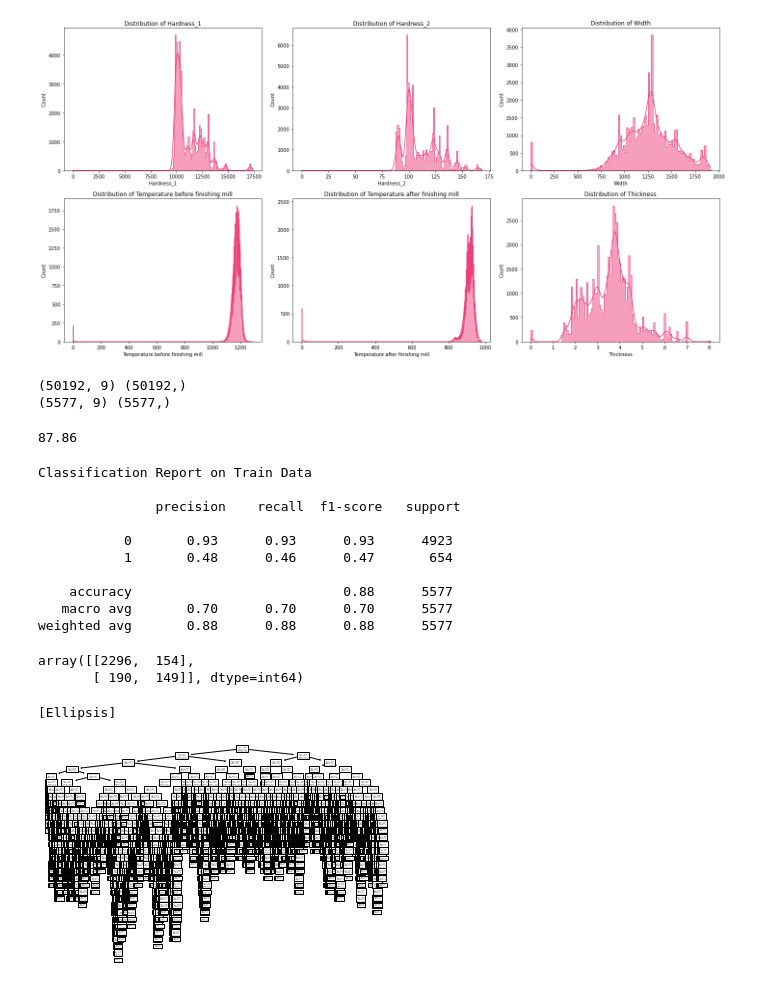
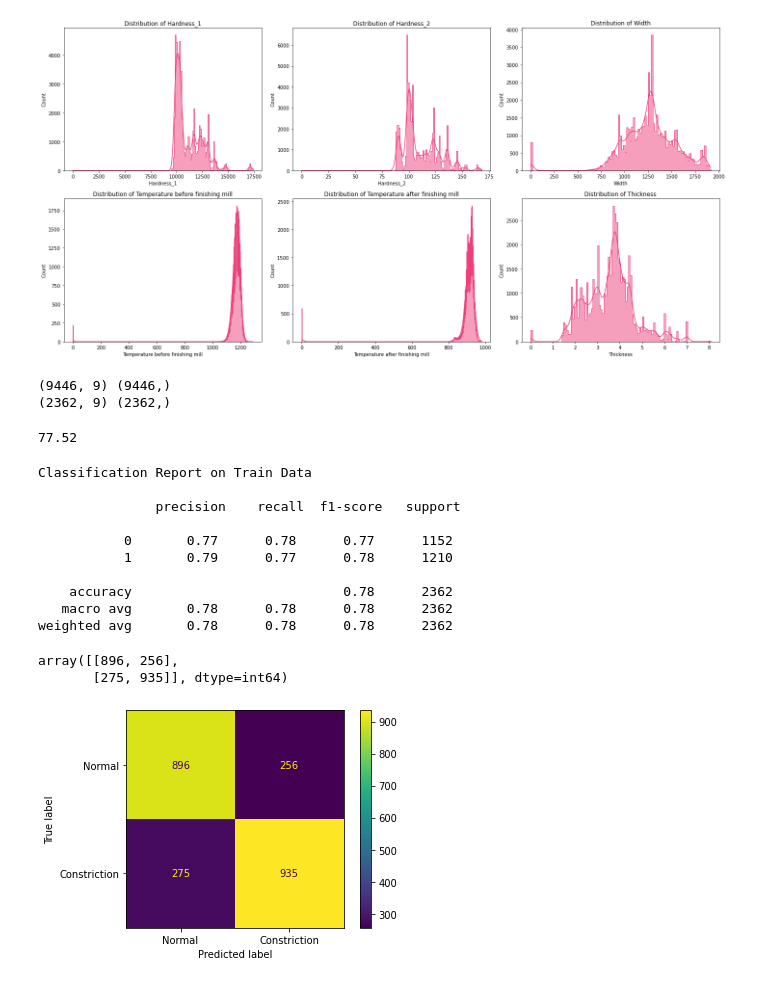
Before and after one commit to HavvaEb/ArcelorMittal_project, a Jupyter notebook: classification.ipynb, the cells around one changed output. Cells and saved outputs as stored; diff of their text form; code cells hidden in the pictures.

```diff
--- a/classification.ipynb
+++ b/classification.ipynb
@@ -95,14 +115,23 @@ from sklearn.model_selection import train_test_split
 # %%
 
 import seaborn as sns
+from imblearn.under_sampling import RandomUnderSampler
 from sklearn.preprocessing import MinMaxScaler
 import pandas as pd
 #X=pd.concat([df1.iloc[:,4:10], df1.iloc[:,11:14], df1.iloc[:,15:19], df1.iloc[:,20:25]],axis=1)
 X=pd.concat([df1.iloc[:,4:10], df1.iloc[:,11:14]],axis=1)
 y=df2.iloc[:,1]
 
+#UNDERSAMPLING
+
+rus = RandomUnderSampler(random_state=0)
+X_resampled, y_resampled = rus.fit_resample(X, y)
+
+print(X_resampled.shape)
+print(y_resampled.shape)
+
 scaler = MinMaxScaler()
 
 df_scaled = scaler.fit_transform(X.to_numpy())
 df_norm = (X-X.min())/(X.max()-X.min())
-#df1.iloc[:,12:]
+df1.iloc[:,12:]
@@ -111,17 +142,17 @@ df_norm = (X-X.min())/(X.max()-X.min())
 from sklearn.model_selection import train_test_split
 
 X_train, X_test, Y_train, Y_test = train_test_split(
-    X,
-    y,
-    test_size = 0.1,
+    X_resampled,
+    y_resampled,
+    test_size = 0.2,
     random_state=35
 )
 
 print(X_train.shape, Y_train.shape)
 print(X_test.shape, Y_test.shape)
 # %% [output]
-(50192, 9) (50192,)
-(5577, 9) (5577,)
+(9446, 9) (9446,)
+(2362, 9) (2362,)
 # %%
 #Decision Tree classification
 decision_tree = DecisionTreeClassifier()
@@ -130,7 +161,7 @@ decision_tree = decision_tree.fit(X_train, Y_train)
 acc_decision_tree = round(decision_tree.score(X_test, Y_test) * 100, 2)
 acc_decision_tree
 # %% [output]
-87.86
+77.52
 # %%
 # Classification Report on train data set
 from sklearn.metrics import classification_report, confusion_matrix
@@ -141,21 +172,29 @@ Classification Report on Train Data
 
                precision    recall  f1-score   support
 
-           0       0.93      0.93      0.93      4923
-           1       0.48      0.46      0.47       654
+           0       0.77      0.78      0.77      1152
+           1       0.79      0.77      0.78      1210
 
-    accuracy                           0.88      5577
-   macro avg       0.70      0.70      0.70      5577
-weighted avg       0.88      0.88      0.88      5577
+    accuracy                           0.78      2362
+   macro avg       0.78      0.78      0.78      2362
+weighted avg       0.78      0.78      0.78      2362
 # %%
 confusion_matrix(Y_test,y_pred_tst)
 # %% [output]
-array([[2296,  154],
-       [ 190,  149]], dtype=int64)
+array([[896, 256],
+       [275, 935]], dtype=int64)
+# %%
+#visualize confusion_matrix
+from sklearn.metrics import confusion_matrix, ConfusionMatrixDisplay
+cm = confusion_matrix(Y_test,y_pred_tst)
+cmd = ConfusionMatrixDisplay(cm, display_labels=['Normal','Constriction'])
+cmd.plot()
+
+## Display the visualization of the Confusion Matrix.
+plt.show()
+# %% [output]
+[figure, added]
 # %%
 from sklearn import tree
 tree.plot_tree(decision_tree)
 [...]
-# %% [output]
-[Ellipsis]
-[figure, removed]
```
Also changed, not shown: parts of 8 cells of this notebook.
